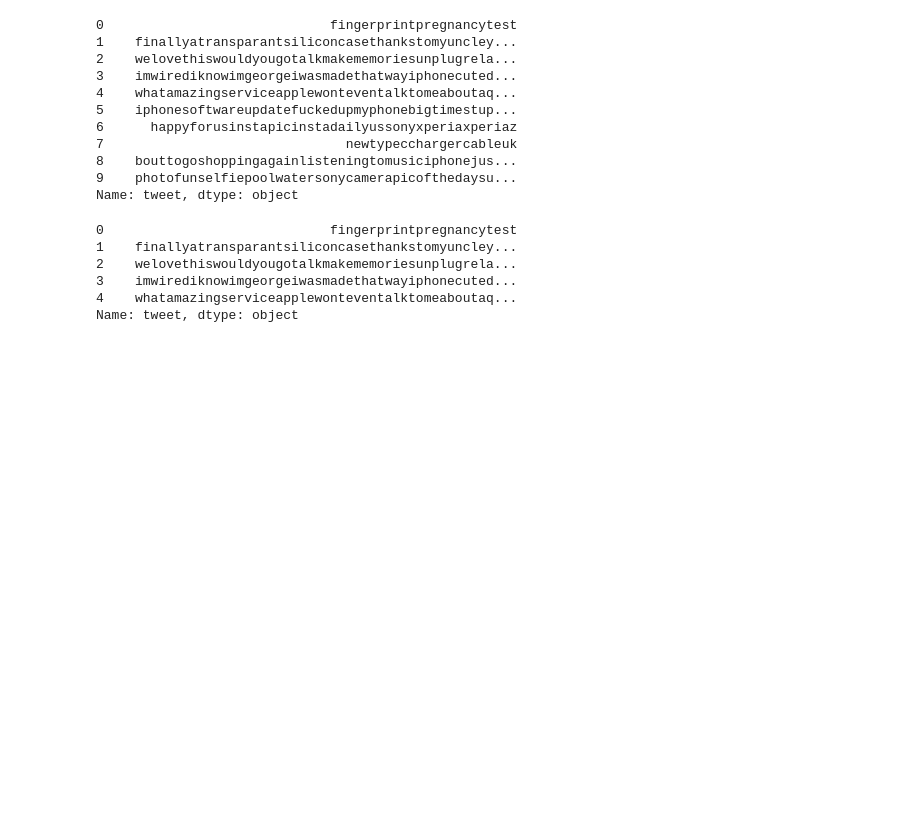
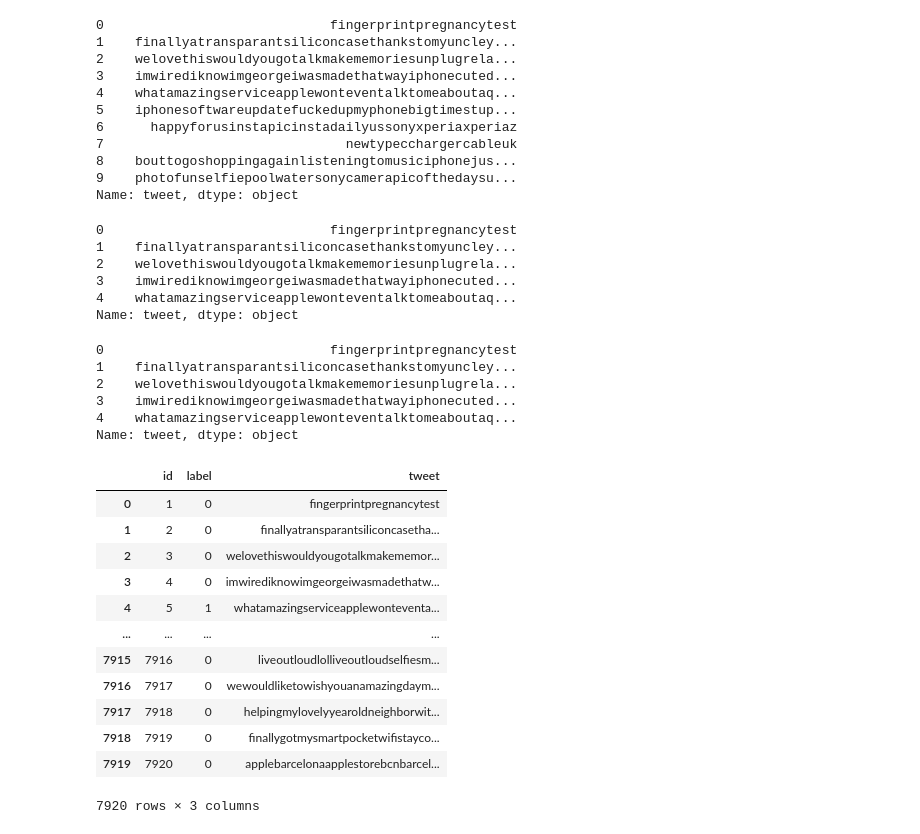
Before and after one commit to Pubudu-98/Sentiment-Analysis, a Jupyter notebook: notebooks/model_building.ipynb, the cells around one changed output. Saved outputs shown, nothing was run; the diff lists cells and outputs as text; code cells hidden in the pictures; blank space fills up the shorter version.

```diff
--- a/notebooks/model_building.ipynb
+++ b/notebooks/model_building.ipynb
@@ -206,3 +206,29 @@ Name: tweet, dtype: object
 # Stemming
 from nltk.stem import PorterStemmer
 ps = PorterStemmer()
+# %%
+data['tweet'] = data['tweet'].apply(lambda x: ''.join(ps.stem(x) for x in x.split()))
+data['tweet'].head()
+# %% [output]
+0                             fingerprintpregnancytest
+1    finallyatransparantsiliconcasethankstomyuncley...
+2    welovethiswouldyougotalkmakememoriesunplugrela...
+3    imwirediknowimgeorgeiwasmadethatwayiphonecuted...
+4    whatamazingserviceapplewonteventalktomeaboutaq...
+Name: tweet, dtype: object
+# %%
+data
+# %% [output]
+|  | id | label | tweet |
+| 0 | 1 | 0 | fingerprintpregnancytest |
+| 1 | 2 | 0 | finallyatransparantsiliconcasetha... |
+| 2 | 3 | 0 | welovethiswouldyougotalkmakememor... |
+| 3 | 4 | 0 | imwirediknowimgeorgeiwasmadethatw... |
+| 4 | 5 | 1 | whatamazingserviceapplewonteventa... |
+| ... | ... | ... | ... |
+| 7915 | 7916 | 0 | liveoutloudlolliveoutloudselfiesm... |
+| 7916 | 7917 | 0 | wewouldliketowishyouanamazingdaym... |
+| 7917 | 7918 | 0 | helpingmylovelyyearoldneighborwit... |
+| 7918 | 7919 | 0 | finallygotmysmartpocketwifistayco... |
+| 7919 | 7920 | 0 | applebarcelonaapplestorebcnbarcel... |
+7920 rows × 3 columns
```
